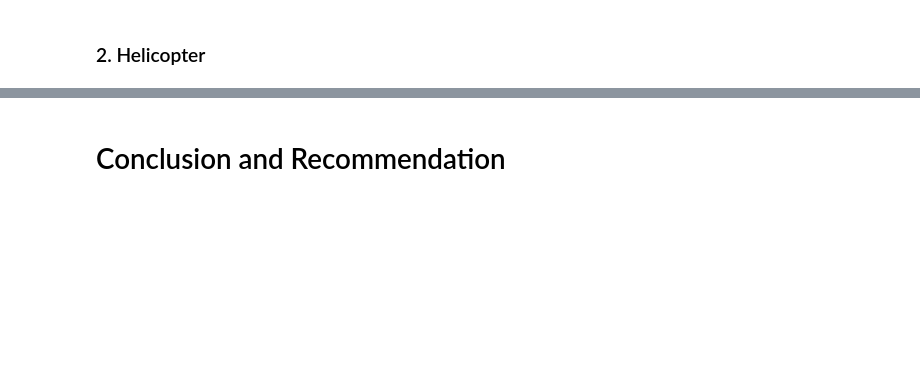
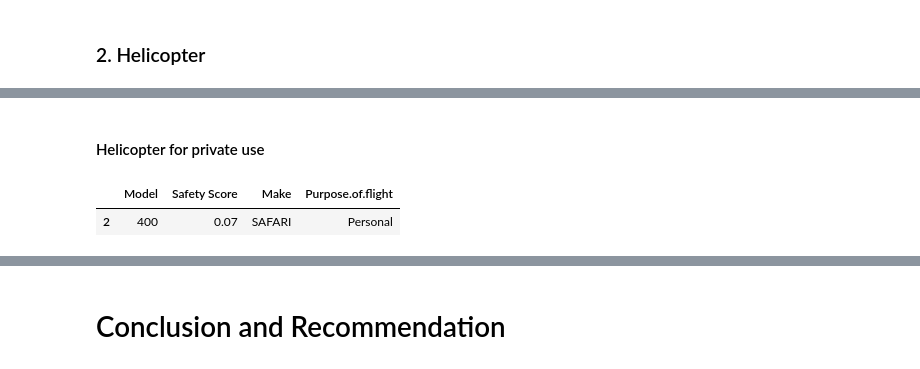
Before and after one commit to floyedmuchiri/dsc-phase-1-project-v3, a Jupyter notebook: aviation.ipynb, the cells around one changed output, grey strips where cells are left out. Cells and saved outputs as stored; diff of their text form; code cells hidden in the pictures; blank space fills up the shorter version.

```diff
--- a/aviation.ipynb
+++ b/aviation.ipynb
@@ -646,0 +675,7 @@ Helicopter_safety_score.head(10)
+# %% [markdown]
+#### Helicopter for private use
+# %%
+Helicopter_safety_score[Helicopter_safety_score['Purpose.of.flight']=='Personal'].head(1)
+# %% [output]
+|  | Model | Safety Score | Make | Purpose.of.flight |
+| 2 | 400 | 0.07 | SAFARI | Personal |
```
Also changed, not shown: parts of 15 cells of this notebook, 10 other files.
